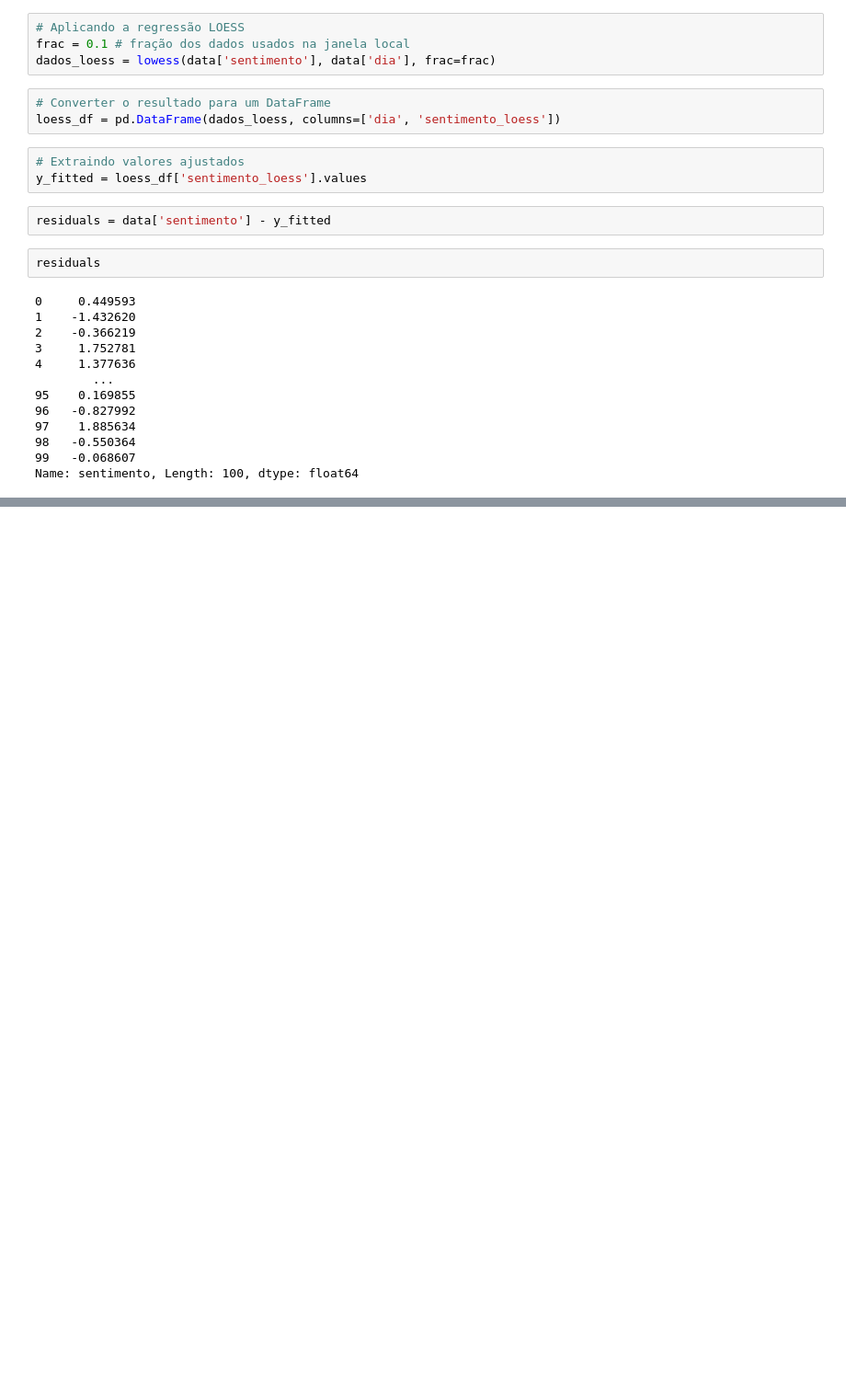
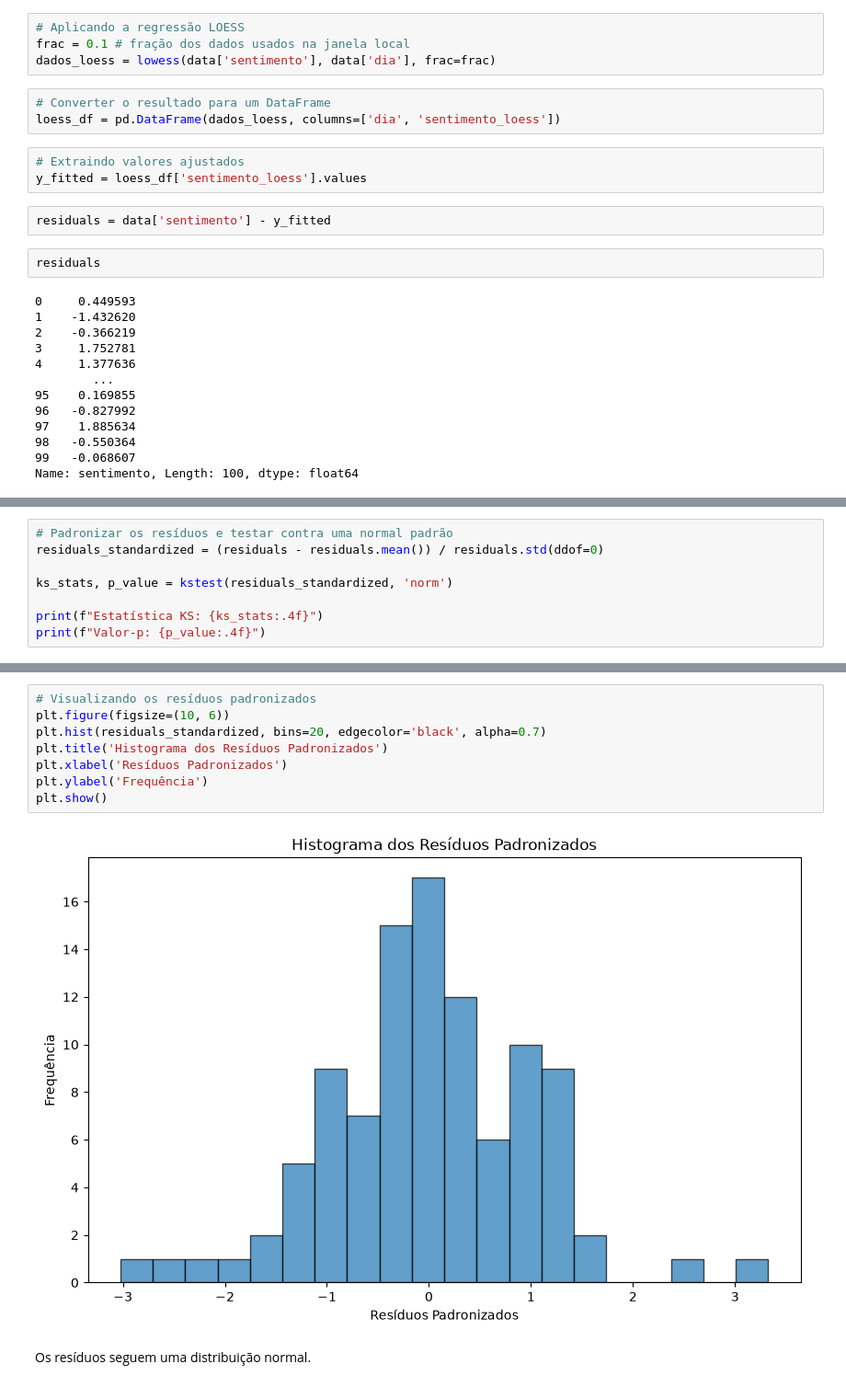
Before and after one commit to GuMauriz/user_feeling_reg_naoparam, a Jupyter notebook: notebook.ipynb, the cells around one changed output, grey strips where cells are left out. Shown at 92% size. Drawn from its saved outputs; the diff is of its cells as text; blank space fills up the shorter version.

Commit message:
applying ks-test to check if the residuals are normally distributed

```diff
--- a/notebook.ipynb
+++ b/notebook.ipynb
@@ -98,0 +103,8 @@ Name: sentimento, Length: 100, dtype: float64
+# %%
+# Padronizar os resíduos e testar contra uma normal padrão
+residuals_standardized = (residuals - residuals.mean()) / residuals.std(ddof=0)
+
+ks_stats, p_value = kstest(residuals_standardized, 'norm')
+
+print(f"Estatística KS: {ks_stats:.4f}")
+print(f"Valor-p: {p_value:.4f}")
@@ -98,0 +122,12 @@ Name: sentimento, Length: 100, dtype: float64
+# %%
+# Visualizando os resíduos padronizados
+plt.figure(figsize=(10, 6))
+plt.hist(residuals_standardized, bins=20, edgecolor='black', alpha=0.7)
+plt.title('Histograma dos Resíduos Padronizados')
+plt.xlabel('Resíduos Padronizados')
+plt.ylabel('Frequência')
+plt.show()
+# %% [output]
+[figure, added]
+# %% [markdown]
+Os resíduos seguem uma distribuição normal.
```
Also changed, not shown: parts of 4 cells of this notebook.
